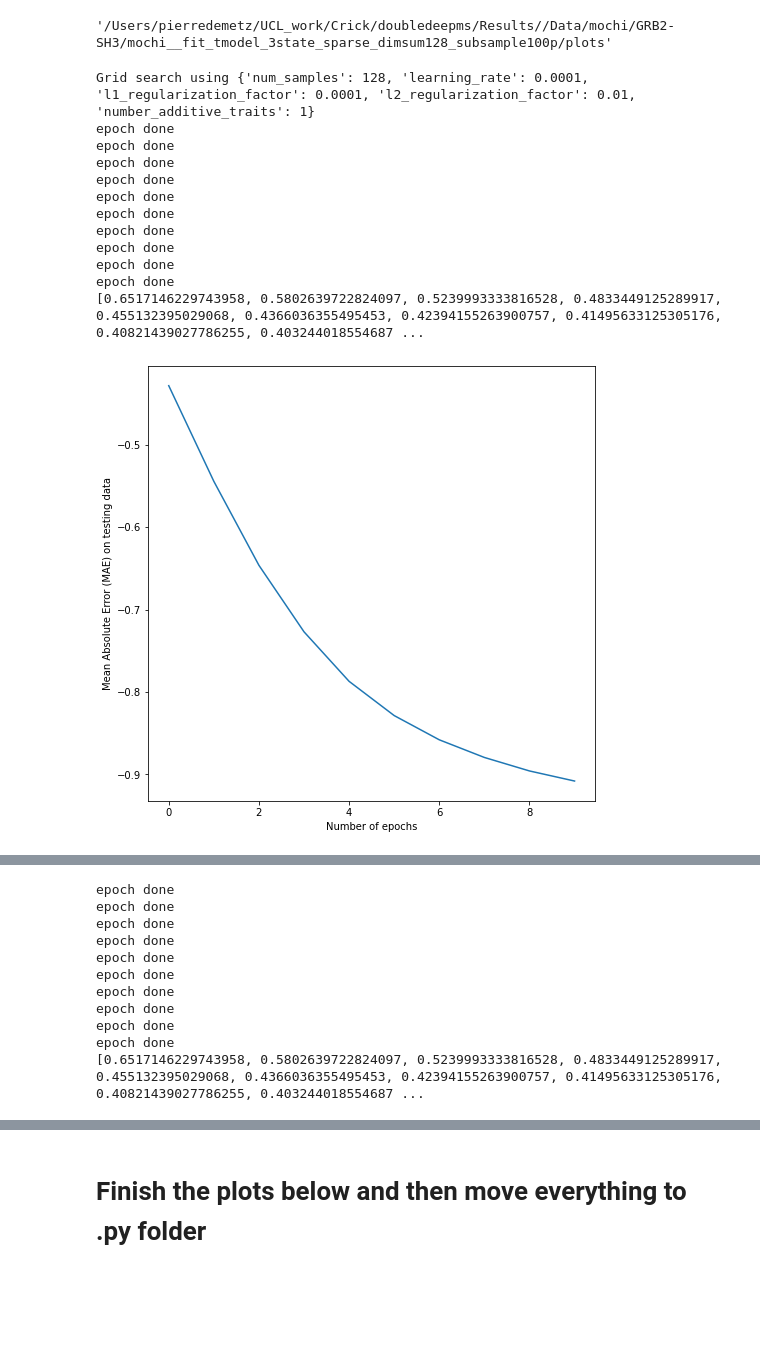
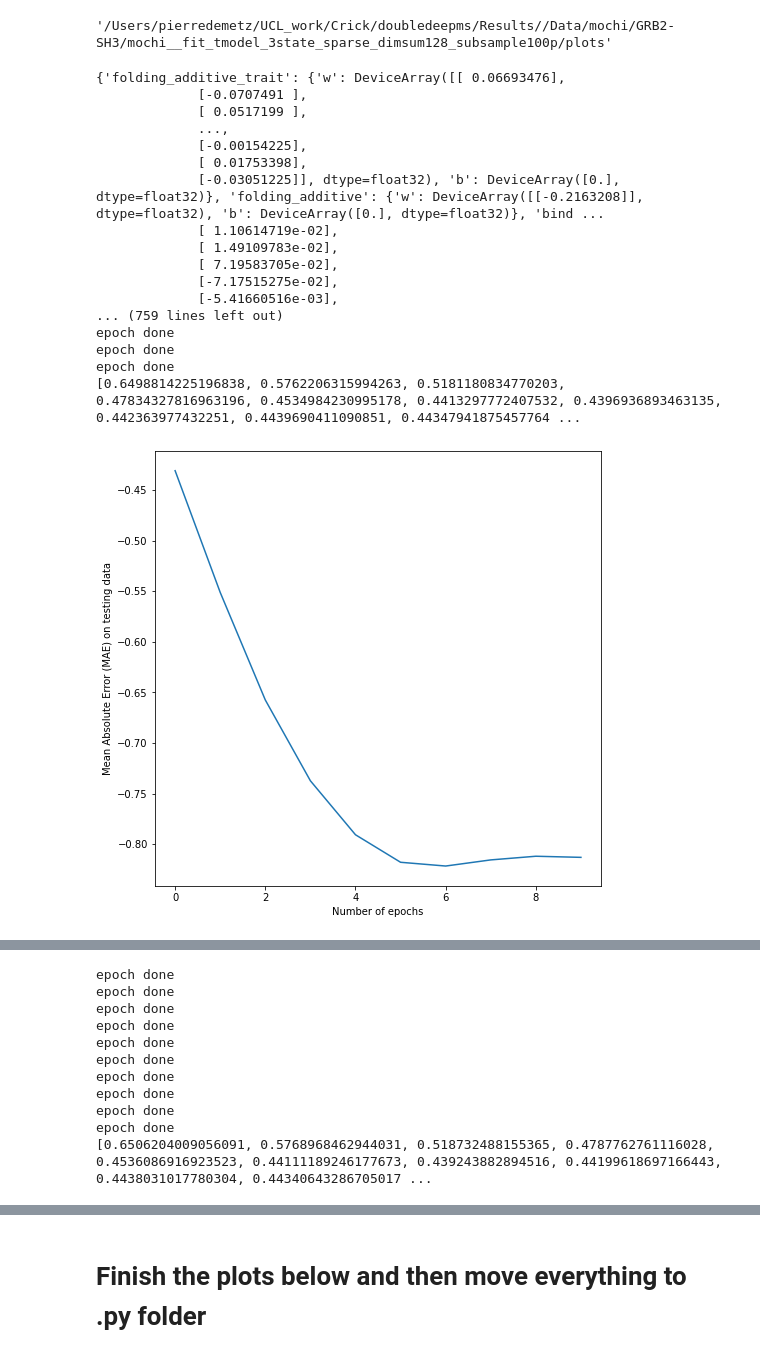
Before and after one commit to frohlich-lab/PierreDeMetz, a Jupyter notebook: inst/python/function_design.ipynb, the cells around one changed output, grey strips where cells are left out. Cells and saved outputs as stored; diff of their text form; code cells hidden in the pictures; blank space fills up the shorter version.

Commit message:
shuffle weights fct wasnt random

```diff
--- a/inst/python/function_design.ipynb
+++ b/inst/python/function_design.ipynb
@@ -185,6 +185,8 @@ model_data_jax["train"]
 # Create model Jax
 # %%
 from training import fit_model_grid_jax
+# %%
+num_epochs_grid=50
 # %%
 #Fit model
 if len(l1) == 1 and len(l2) == 1 and len(batch_size) == 1 and len(learn_rate) == 1:
@@ -211,7 +213,7 @@ else:
     print(grid_results)
     #best_params_1 = parameter_grid[[i for i in range(len(grid_results)) if grid_results[i]==min(grid_results)][0]]
 
-    #best_params_2 = parameter_grid[np.argmin(grid_results)]
+    best_params = parameter_grid[np.argmin(grid_results)]
 
     print("Best: %f using %s" % (min(grid_results), best_params))
 
@@ -286,7 +288,7 @@ number_additive_traits = best_params['number_additive_traits']
 #create the rng
 random_seed = 42
 rng = jax.random.PRNGKey(random_seed)
-num_models = 2
+rngs = jax.random.split(rng, num=num_models)
 
 model, optimizer = create_model_jax(
     rng=rng,
@@ -305,46 +307,51 @@ opt_state = optimizer.init(weights)
 for model_count in range(num_models):
 
     #Shuffle model weights
-    shuffled_weights = shuffle_weights(rng, weights)
-
+    shuffled_weights = shuffle_weights(rngs[model_count], weights)
+    print(shuffled_weights)
     #Fit the model on best params
     history, model, trained_weights = model_training(model, optimizer, shuffled_weights, opt_state, best_params, model_data_jax, num_epochs_grid, rng)
 
     # Model predictions on observed variants
     model_predictions, folding_additive_trait_layer, binding_additive_trait_layer = model.apply(trained_weights,
                                     model_data_jax['obs']['select'],
                                     model_data_jax['obs']['fold'],
                                     model_data_jax['obs']['bind']
                                    )
     #save model
     #model.save(os.path.join(model_directory, 'my_model_'+str(model_count)))
     with open(os.path.join(weights_directory, f'weights_{model_count}.pickle'), 'wb') as handle:
         pickle.dump(shuffled_weights, handle, protocol=pickle.HIGHEST_PROTOCOL)
 
     #load model
     #model = load_model(os.path.join(model_directory, 'my_model_'+str(model_count)))
     with open(os.path.join(weights_directory, f'weights_{model_count}.pickle'), 'rb') as handle:
         shuffled_weights_reloaded = pickle.load(handle)
 
     print(history)
     #Plot model performance per epoch
     my_figure = plt.figure(figsize = (8,8))
     plt.plot(np.log(history))
     plt.xlabel('Number of epochs')
     plt.ylabel('Mean Absolute Error (MAE) on testing data')
     plt.show()
     my_figure.savefig(os.path.join(plot_directory, "model_performance_perepoch_"+str(model_count)+".pdf"), bbox_inches='tight')
 # %% [output]
-Grid search using {'num_samples': 128, 'learning_rate': 0.0001, 'l1_regularization_factor': 0.0001, 'l2_regularization_factor': 0.01, 'number_additive_traits': 1}
+{'folding_additive_trait': {'w': DeviceArray([[ 0.06693476],
+             [-0.0707491 ],
+             [ 0.0517199 ],
+             ...,
+             [-0.00154225],
+             [ 0.01753398],
+             [-0.03051225]], dtype=float32), 'b': DeviceArray([0.], dtype=float32)}, 'folding_additive': {'w': DeviceArray([[-0.2163208]], dtype=float32), 'b': DeviceArray([0.], dtype=float32)}, 'bind ...
+             [ 1.10614719e-02],
+             [ 1.49109783e-02],
+             [ 7.19583705e-02],
+             [-7.17515275e-02],
+             [-5.41660516e-03],
+... (759 lines left out)
 epoch done
 epoch done
 epoch done
-epoch done
-epoch done
-epoch done
-epoch done
-epoch done
-epoch done
-epoch done
-[0.6517146229743958, 0.5802639722824097, 0.5239993333816528, 0.4833449125289917, 0.455132395029068, 0.4366036355495453, 0.42394155263900757, 0.41495633125305176, 0.40821439027786255, 0.403244018554687 ...
+[0.6498814225196838, 0.5762206315994263, 0.5181180834770203, 0.47834327816963196, 0.4534984230995178, 0.4413297772407532, 0.4396936893463135, 0.442363977432251, 0.4439690411090851, 0.44347941875457764 ...
-[figure, old version]
+[figure, new version]
@@ -359,4 +382,4 @@ epoch done
 epoch done
 epoch done
 epoch done
-[0.6517146229743958, 0.5802639722824097, 0.5239993333816528, 0.4833449125289917, 0.455132395029068, 0.4366036355495453, 0.42394155263900757, 0.41495633125305176, 0.40821439027786255, 0.403244018554687 ...
+[0.6506204009056091, 0.5768968462944031, 0.518732488155365, 0.4787762761116028, 0.4536086916923523, 0.44111189246177673, 0.439243882894516, 0.44199618697166443, 0.4438031017780304, 0.44340643286705017 ...
```
Also changed, not shown: parts of 9 cells of this notebook, 3 other files.
